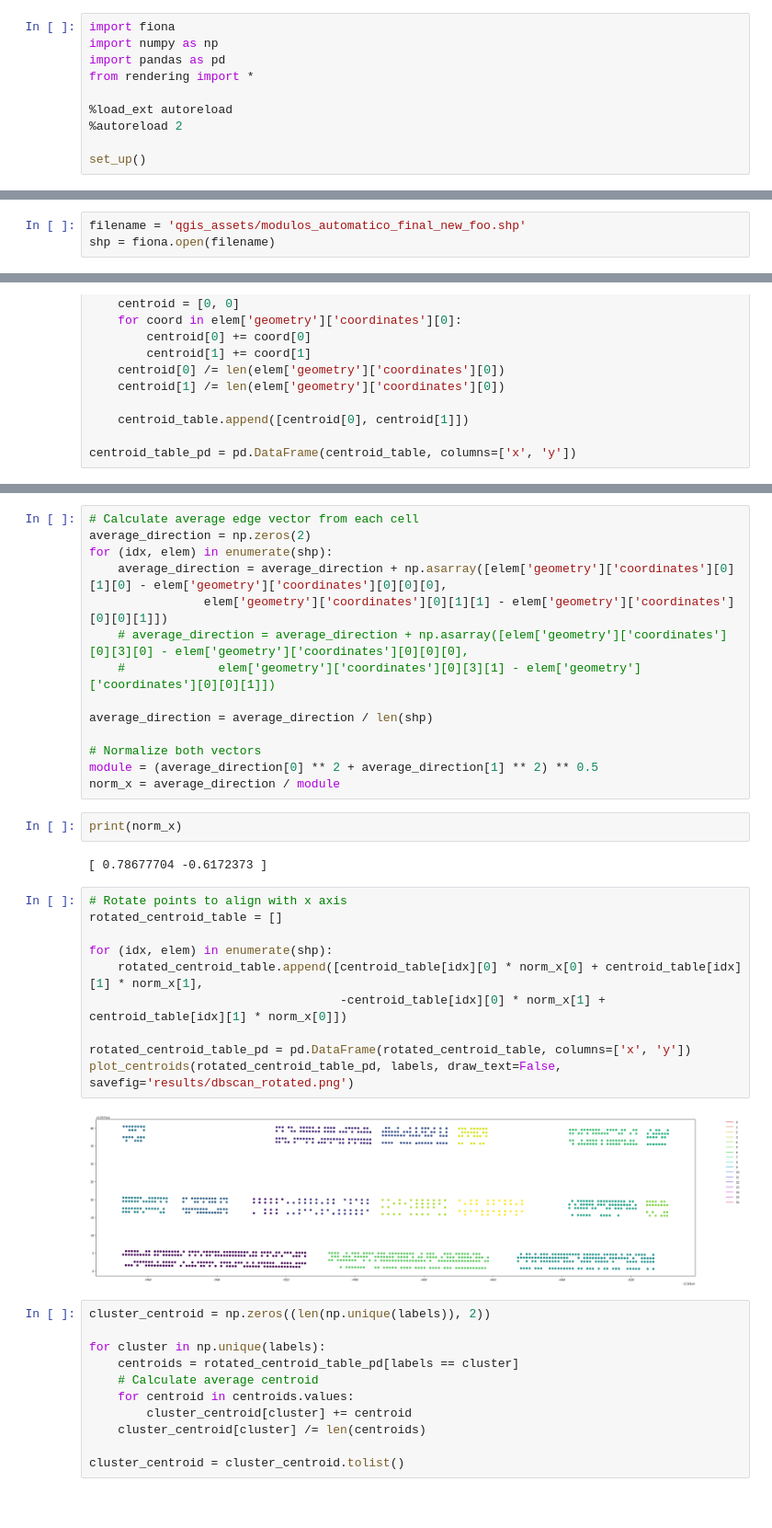
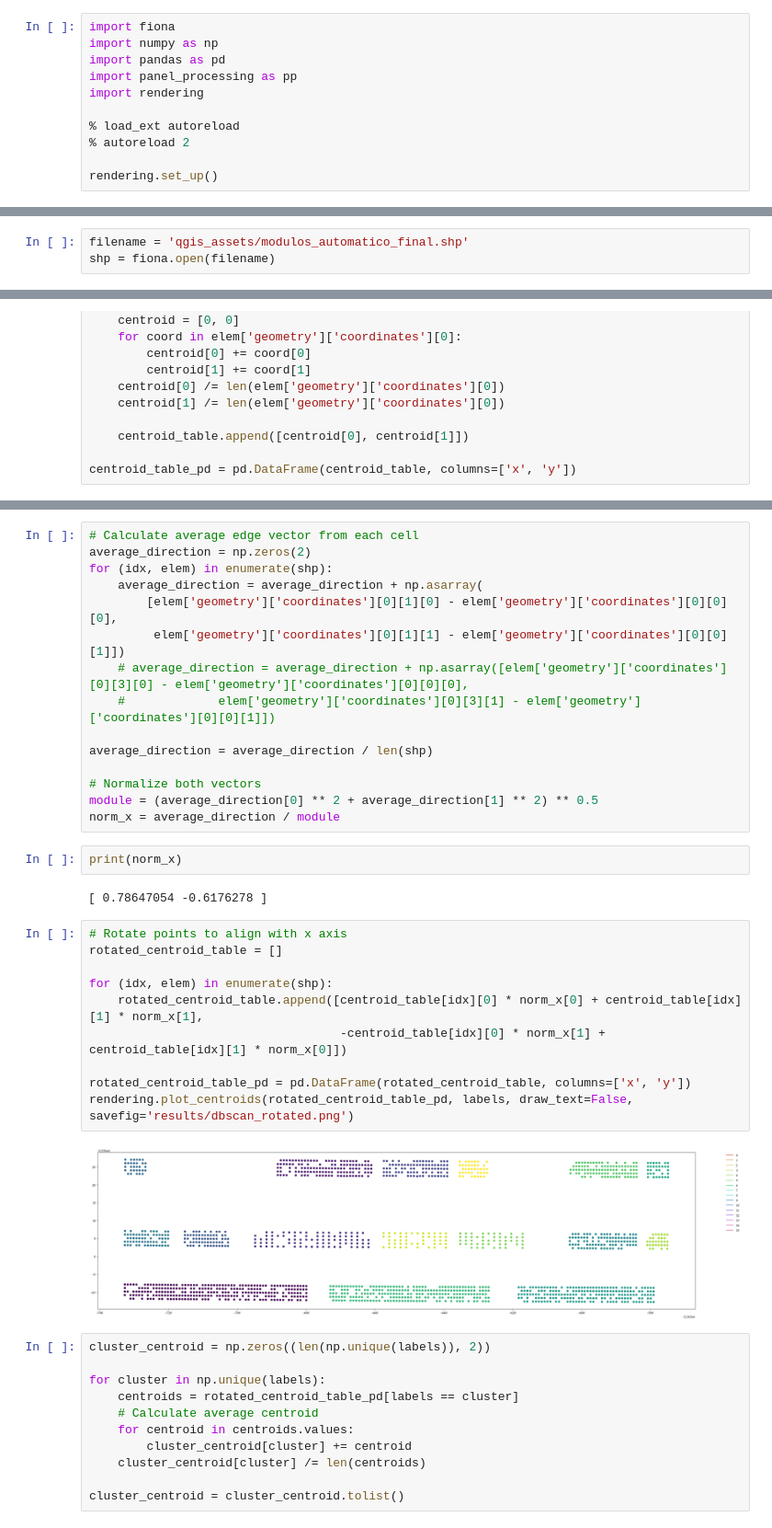
Before and after one commit to AlfonsoLRz/SolarPanelNaming, a Jupyter notebook: panel_naming.ipynb, the cells around one changed output, grey strips where cells are left out. Shown at 92% size. Saved outputs shown, nothing was run; the diff lists cells and outputs as text.

```diff
--- a/panel_naming.ipynb
+++ b/panel_naming.ipynb
@@ -2,17 +2,18 @@
 import fiona
 import numpy as np
 import pandas as pd
-from rendering import *
+import panel_processing as pp
+import rendering
 
-%load_ext autoreload
-%autoreload 2
+% load_ext autoreload
+% autoreload 2
 
-set_up()
+rendering.set_up()
 # %% [output]
 The autoreload extension is already loaded. To reload it, use:
   %reload_ext autoreload
 # %%
-filename = 'qgis_assets/modulos_automatico_final_new_foo.shp'
+filename = 'qgis_assets/modulos_automatico_final.shp'
 shp = fiona.open(filename)
 # %%
 # Plot rectangles with matplotlib
@@ -93,8 +96,9 @@ plot_panels(shp, labels, draw_text=False, savefig='results/dbscan.png', draw_leg
 # Calculate average edge vector from each cell
 average_direction = np.zeros(2)
 for (idx, elem) in enumerate(shp):
-    average_direction = average_direction + np.asarray([elem['geometry']['coordinates'][0][1][0] - elem['geometry']['coordinates'][0][0][0],
-                elem['geometry']['coordinates'][0][1][1] - elem['geometry']['coordinates'][0][0][1]])
+    average_direction = average_direction + np.asarray(
+        [elem['geometry']['coordinates'][0][1][0] - elem['geometry']['coordinates'][0][0][0],
+         elem['geometry']['coordinates'][0][1][1] - elem['geometry']['coordinates'][0][0][1]])
     # average_direction = average_direction + np.asarray([elem['geometry']['coordinates'][0][3][0] - elem['geometry']['coordinates'][0][0][0],
     #             elem['geometry']['coordinates'][0][3][1] - elem['geometry']['coordinates'][0][0][1]])
 
@@ -106,19 +110,19 @@ norm_x = average_direction / module
 # %%
 print(norm_x)
 # %% [output]
-[ 0.78677704 -0.6172373 ]
+[ 0.78647054 -0.6176278 ]
 # %%
 # Rotate points to align with x axis
 rotated_centroid_table = []
 
 for (idx, elem) in enumerate(shp):
     rotated_centroid_table.append([centroid_table[idx][0] * norm_x[0] + centroid_table[idx][1] * norm_x[1],
                                    -centroid_table[idx][0] * norm_x[1] + centroid_table[idx][1] * norm_x[0]])
 
 rotated_centroid_table_pd = pd.DataFrame(rotated_centroid_table, columns=['x', 'y'])
-plot_centroids(rotated_centroid_table_pd, labels, draw_text=False, savefig='results/dbscan_rotated.png')
+rendering.plot_centroids(rotated_centroid_table_pd, labels, draw_text=False, savefig='results/dbscan_rotated.png')
 # %% [output]
-[figure, old version]
+[figure, new version]
 # %%
 cluster_centroid = np.zeros((len(np.unique(labels)), 2))
 
```
Also changed, not shown: parts of 6 cells of this notebook, 8 other files.
